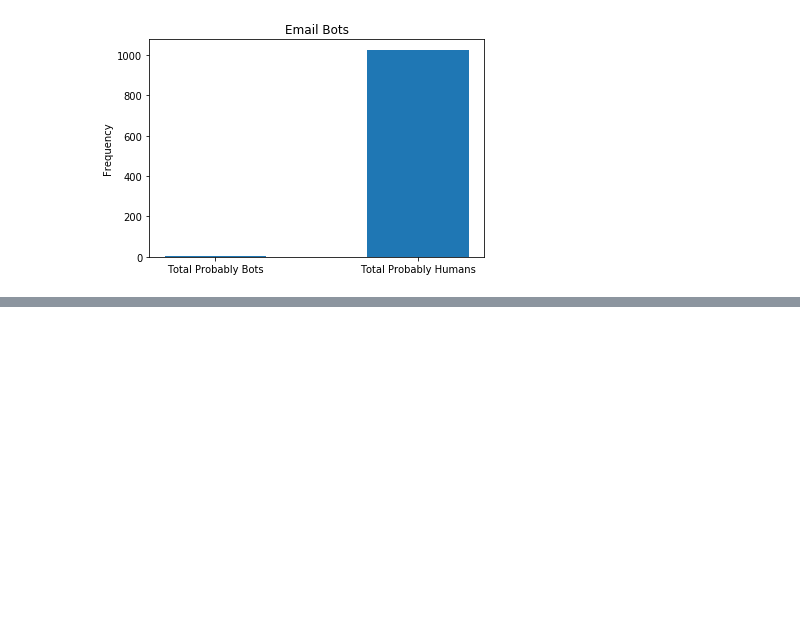
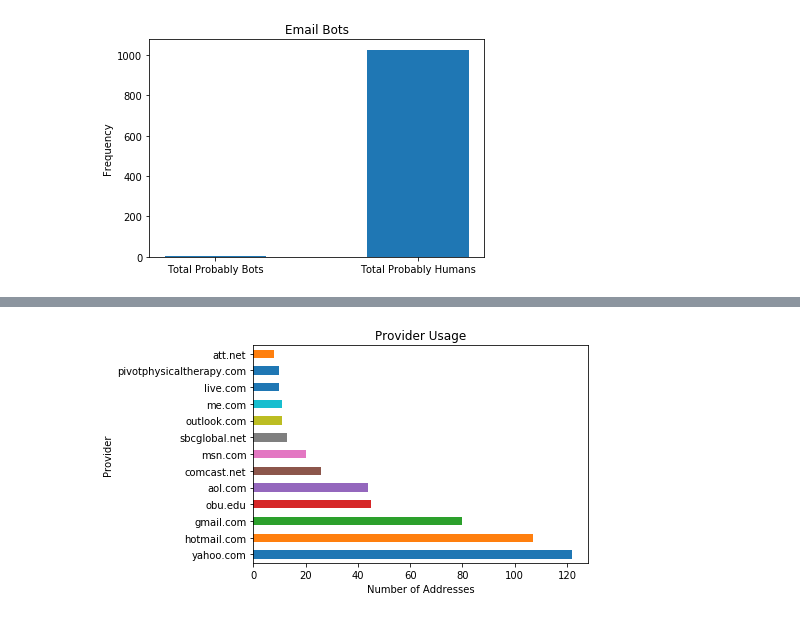
Before and after one commit to fairfield-university-ba505-fall2018/final-project-team-globo-gym-1, a Jupyter notebook: Final_Project.ipynb, the cells around one changed output, grey strips where cells are left out. Saved outputs shown, nothing was run; the diff lists cells and outputs as text; code cells hidden in the pictures; blank space fills up the shorter version.

```diff
--- a/Final_Project.ipynb
+++ b/Final_Project.ipynb
@@ -222,0 +248,9 @@ plt.show()
+# %%
+# Plotting the number of emails from the list in top 13 used providers
+Data_3.value_counts()[0:13].plot(kind='barh')
+plt.xlabel('Number of Addresses')
+plt.ylabel('Provider')
+plt.title('Provider Usage')
+plt.show()
+# %% [output]
+[figure, added]
```
Also changed, not shown: parts of 18 cells of this notebook.
